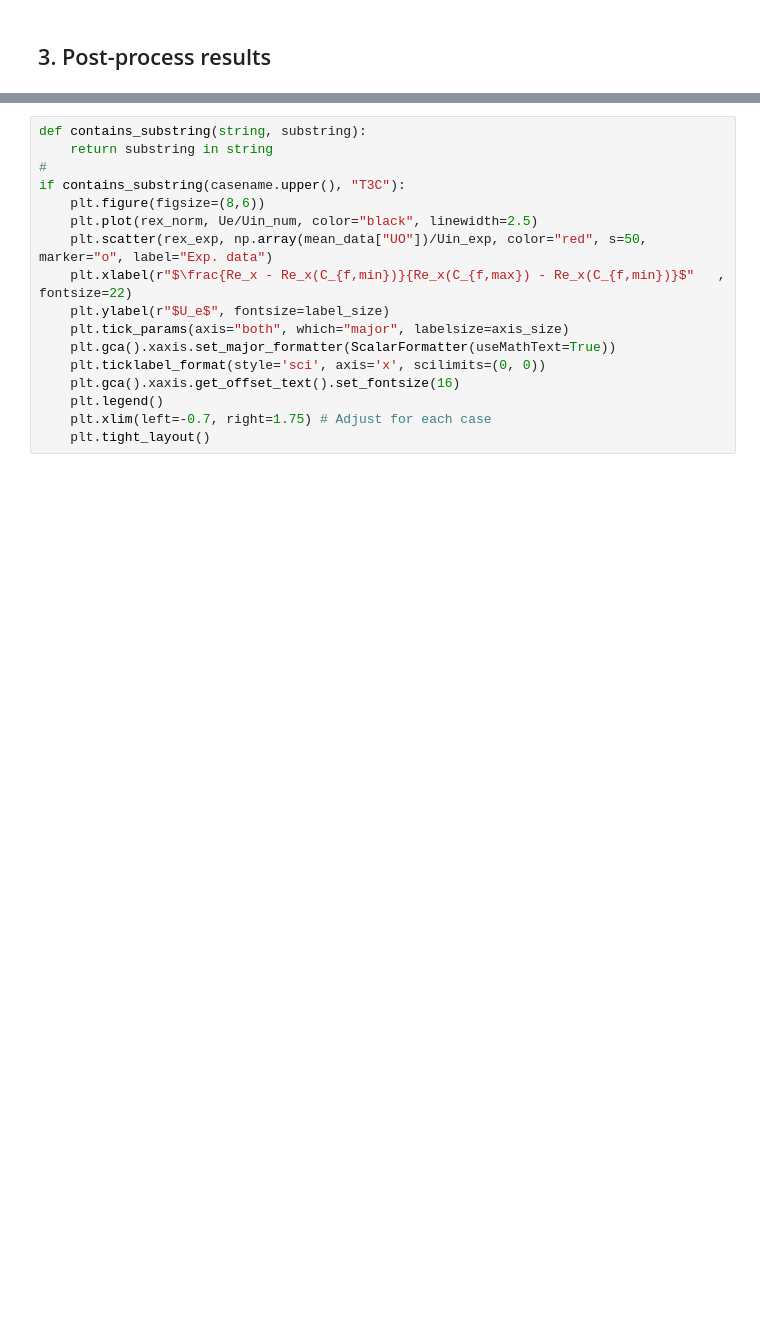
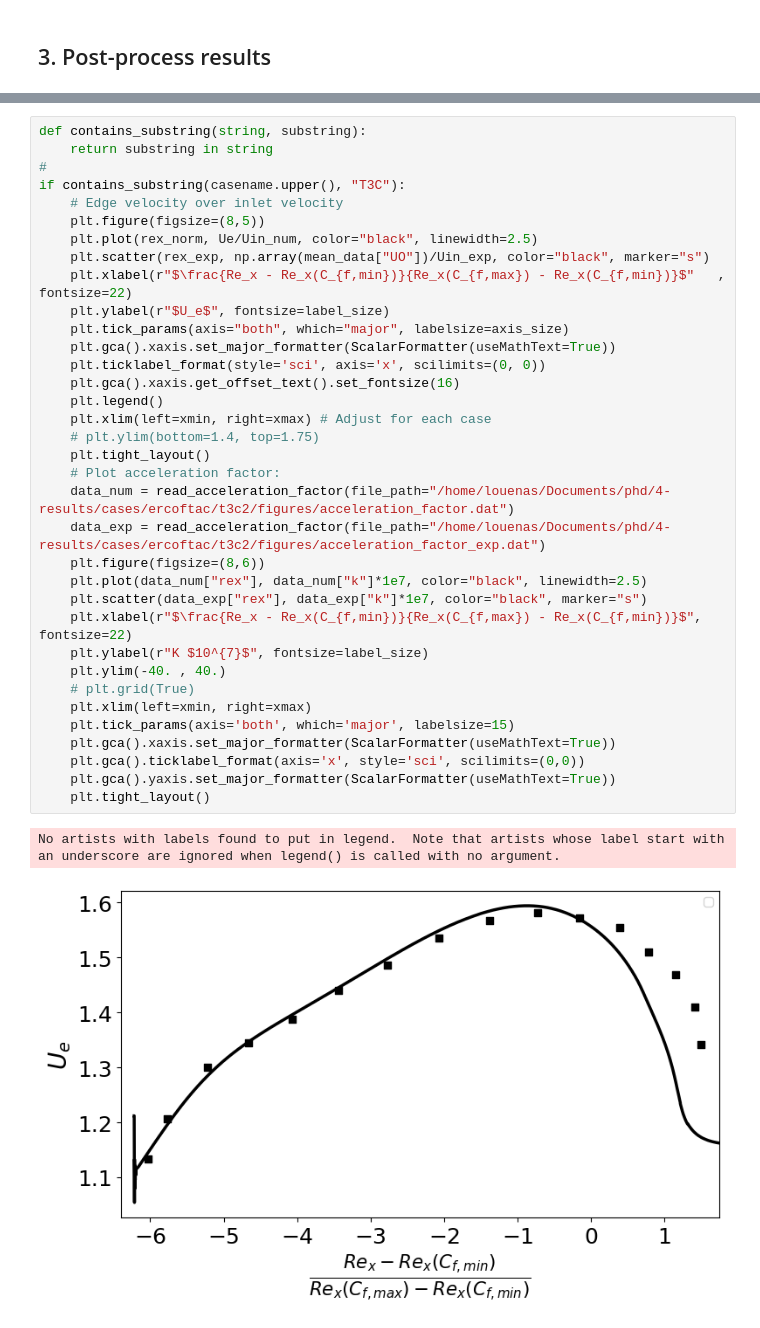
Before and after one commit to LouenasZm/ppMusicaa, a Jupyter notebook: examples/ercoftac/pp_case.ipynb, the cells around one changed output, grey strips where cells are left out. Saved outputs shown, nothing was run; the diff lists cells and outputs as text; blank space fills up the shorter version.

```diff
--- a/examples/ercoftac/pp_case.ipynb
+++ b/examples/ercoftac/pp_case.ipynb
@@ -60,17 +71,38 @@ For the T3C- cases, plot the freestream velocity normalized by the inlet velocit
 # %%
 def contains_substring(string, substring):
     return substring in string
 #
 if contains_substring(casename.upper(), "T3C"):
-    plt.figure(figsize=(8,6))
+    # Edge velocity over inlet velocity
+    plt.figure(figsize=(8,5))
     plt.plot(rex_norm, Ue/Uin_num, color="black", linewidth=2.5)
-    plt.scatter(rex_exp, np.array(mean_data["UO"])/Uin_exp, color="red", s=50, marker="o", label="Exp. data")
+    plt.scatter(rex_exp, np.array(mean_data["UO"])/Uin_exp, color="black", marker="s")
     plt.xlabel(r"$\frac{Re_x - Re_x(C_{f,min})}{Re_x(C_{f,max}) - Re_x(C_{f,min})}$"   , fontsize=22)
     plt.ylabel(r"$U_e$", fontsize=label_size)
     plt.tick_params(axis="both", which="major", labelsize=axis_size)
     plt.gca().xaxis.set_major_formatter(ScalarFormatter(useMathText=True))
     plt.ticklabel_format(style='sci', axis='x', scilimits=(0, 0))
     plt.gca().xaxis.get_offset_text().set_fontsize(16)
     plt.legend()
-    plt.xlim(left=-0.7, right=1.75) # Adjust for each case
+    plt.xlim(left=xmin, right=xmax) # Adjust for each case
+    # plt.ylim(bottom=1.4, top=1.75)
     plt.tight_layout()
+    # Plot acceleration factor:
+    data_num = read_acceleration_factor(file_path="/home/louenas/Documents/phd/4-results/cases/ercoftac/t3c2/figures/acceleration_factor.dat")
+    data_exp = read_acceleration_factor(file_path="/home/louenas/Documents/phd/4-results/cases/ercoftac/t3c2/figures/acceleration_factor_exp.dat")
+    plt.figure(figsize=(8,6))
+    plt.plot(data_num["rex"], data_num["k"]*1e7, color="black", linewidth=2.5)
+    plt.scatter(data_exp["rex"], data_exp["k"]*1e7, color="black", marker="s")
+    plt.xlabel(r"$\frac{Re_x - Re_x(C_{f,min})}{Re_x(C_{f,max}) - Re_x(C_{f,min})}$", fontsize=22)
+    plt.ylabel(r"K $10^{7}$", fontsize=label_size)
+    plt.ylim(-40. , 40.)
+    # plt.grid(True)
+    plt.xlim(left=xmin, right=xmax)
+    plt.tick_params(axis='both', which='major', labelsize=15)
+    plt.gca().xaxis.set_major_formatter(ScalarFormatter(useMathText=True))
+    plt.gca().ticklabel_format(axis='x', style='sci', scilimits=(0,0))
+    plt.gca().yaxis.set_major_formatter(ScalarFormatter(useMathText=True))
+    plt.tight_layout()
+# %% [output]
+No artists with labels found to put in legend.  Note that artists whose label start with an underscore are ignored when legend() is called with no argument.
+[figure, added]
```
Also changed, not shown: parts of 13 cells of this notebook, 3 other files.
